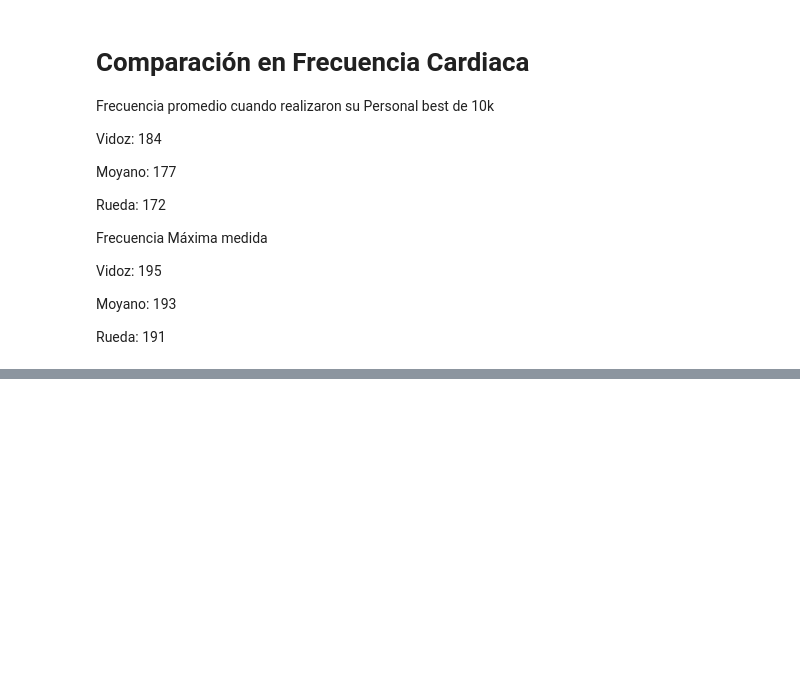
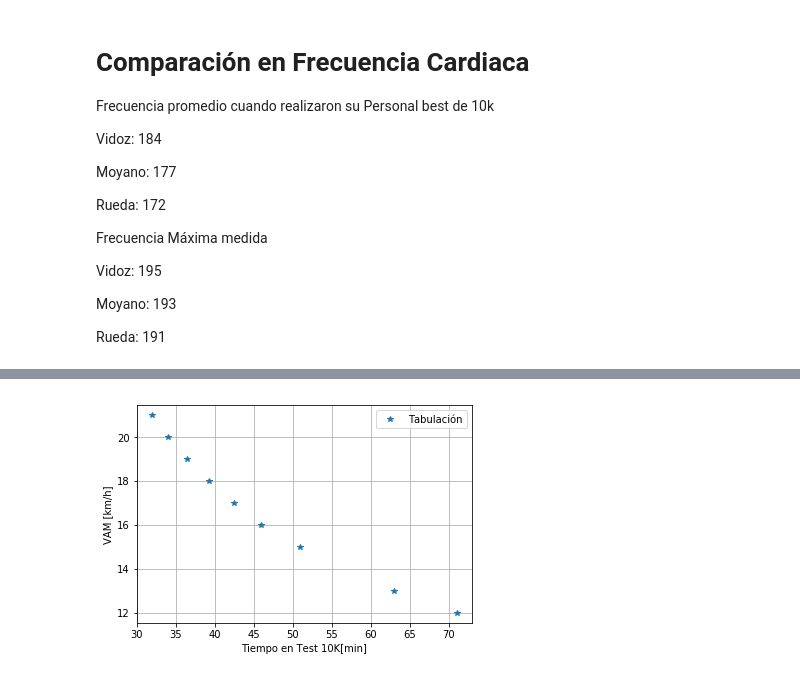
Before and after one commit to sagarueda/Data_10k_Test, a Jupyter notebook: Test 10K.ipynb, the cells around one changed output, grey strips where cells are left out. Saved outputs shown, nothing was run; the diff lists cells and outputs as text; code cells hidden in the pictures; blank space fills up the shorter version.

```diff
--- a/Test 10K.ipynb
+++ b/Test 10K.ipynb
@@ -294,0 +311,13 @@ plt.show()
+# %%
+VAM = [12, 13, 15,16, 17, 18, 19, 20, 21]
+T_10K = [71, 63, 51, 46, 42.5,39.33, 36.5,34,32]
+
+plt.figure()
+plt.plot(T_10K, VAM,'*',label ="Tabulación")
+plt.xlabel('Tiempo en Test 10K[min]')
+plt.ylabel("VAM [km/h]")
+plt.legend()
+plt.grid()
+plt.show()
+# %% [output]
+[figure, added]
```
Also changed, not shown: parts of 12 cells of this notebook.
